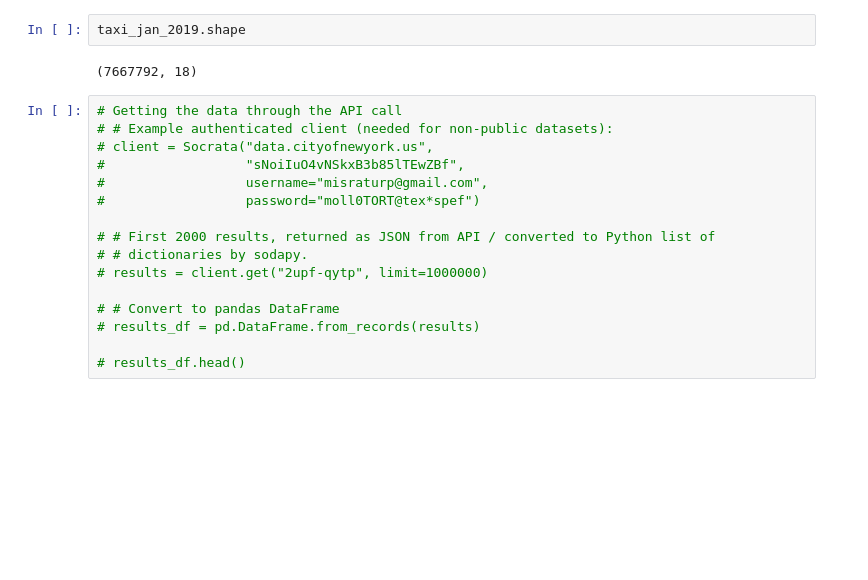
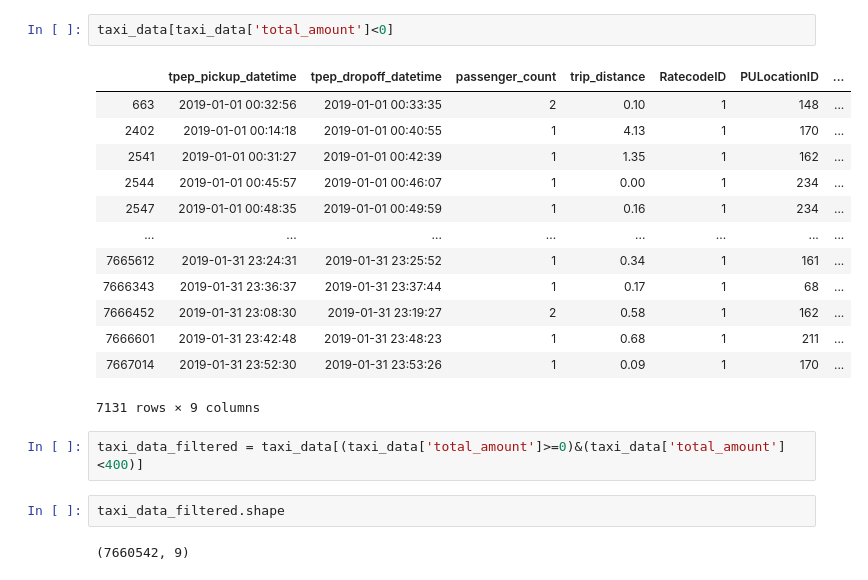
Before and after one commit to misraturp/NYC_taxi_analysis, a Jupyter notebook: NYC yellow taxi analysis.ipynb, the cells around one changed output. Drawn from its saved outputs; the diff is of its cells as text; blank space fills up the shorter version.

```diff
--- a/NYC yellow taxi analysis.ipynb
+++ b/NYC yellow taxi analysis.ipynb
@@ -15,20 +91,22 @@ taxi_jan_2019.head()
+# %%
+taxi_data[taxi_data['total_amount']<0]
+# %% [output]
+|  | tpep_pickup_datetime | tpep_dropoff_datetime | passenger_count | trip_distance | RatecodeID | PULocationID | ... |
+| 663 | 2019-01-01 00:32:56 | 2019-01-01 00:33:35 | 2 | 0.10 | 1 | 148 | ... |
+| 2402 | 2019-01-01 00:14:18 | 2019-01-01 00:40:55 | 1 | 4.13 | 1 | 170 | ... |
+| 2541 | 2019-01-01 00:31:27 | 2019-01-01 00:42:39 | 1 | 1.35 | 1 | 162 | ... |
+| 2544 | 2019-01-01 00:45:57 | 2019-01-01 00:46:07 | 1 | 0.00 | 1 | 234 | ... |
+| 2547 | 2019-01-01 00:48:35 | 2019-01-01 00:49:59 | 1 | 0.16 | 1 | 234 | ... |
+| ... | ... | ... | ... | ... | ... | ... | ... |
+| 7665612 | 2019-01-31 23:24:31 | 2019-01-31 23:25:52 | 1 | 0.34 | 1 | 161 | ... |
+| 7666343 | 2019-01-31 23:36:37 | 2019-01-31 23:37:44 | 1 | 0.17 | 1 | 68 | ... |
+| 7666452 | 2019-01-31 23:08:30 | 2019-01-31 23:19:27 | 2 | 0.58 | 1 | 162 | ... |
+| 7666601 | 2019-01-31 23:42:48 | 2019-01-31 23:48:23 | 1 | 0.68 | 1 | 211 | ... |
+| 7667014 | 2019-01-31 23:52:30 | 2019-01-31 23:53:26 | 1 | 0.09 | 1 | 170 | ... |
+7131 rows × 9 columns
+# %%
+taxi_data_filtered = taxi_data[(taxi_data['total_amount']>=0)&(taxi_data['total_amount']<400)]
 # %%
-taxi_jan_2019.shape
+taxi_data_filtered.shape
 # %% [output]
-(7667792, 18)
+(7660542, 9)
-# %%
-# Getting the data through the API call
-# # Example authenticated client (needed for non-public datasets):
-# client = Socrata("data.cityofnewyork.us",
-#                  "sNoiIuO4vNSkxB3b85lTEwZBf",
-#                  username="misraturp@gmail.com",
-#                  password="moll0TORT@tex*spef")
-
-# # First 2000 results, returned as JSON from API / converted to Python list of
-# # dictionaries by sodapy.
-# results = client.get("2upf-qytp", limit=1000000)
-
-# # Convert to pandas DataFrame
-# results_df = pd.DataFrame.from_records(results)
-
-# results_df.head()
```
Also changed, not shown: parts of 16 cells of this notebook.
